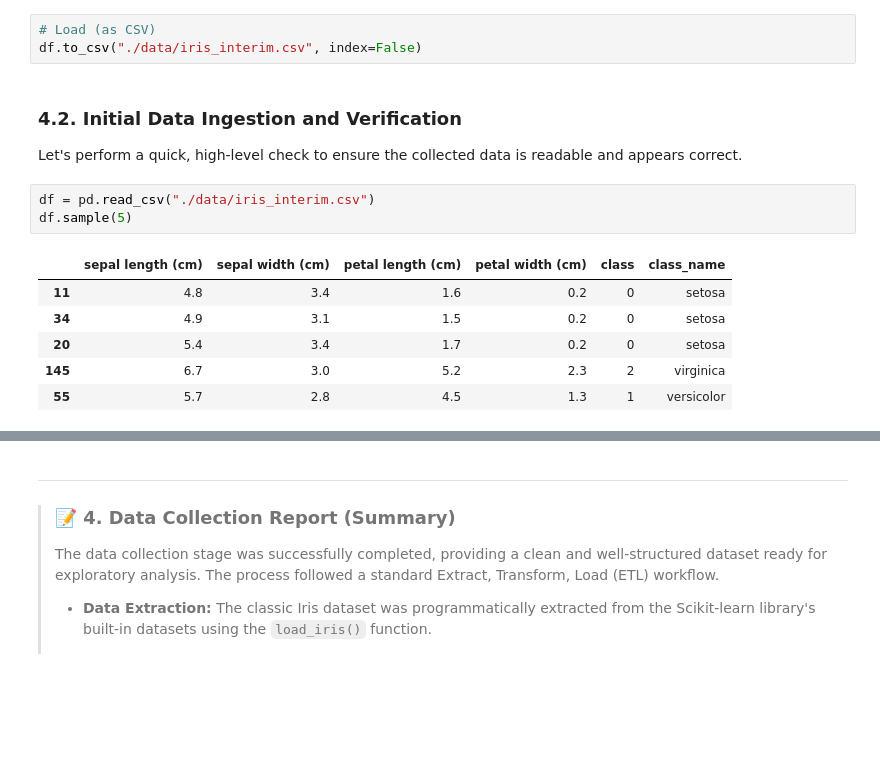
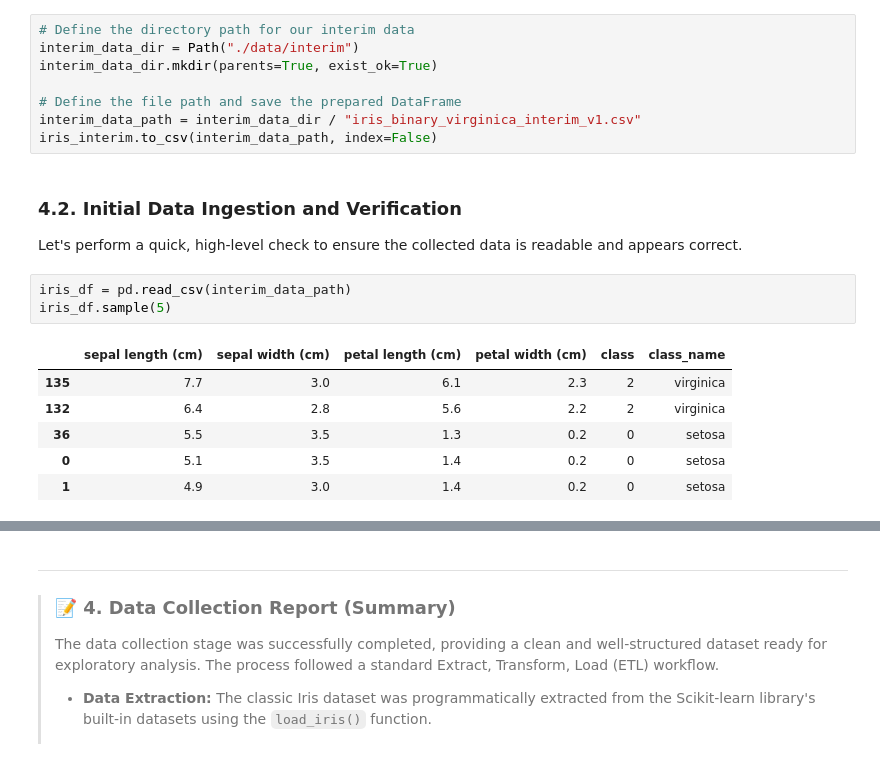
Before and after one commit to ibrahim-kocyigit/kocyigit-dsml, a Jupyter notebook: 03_specializations/02_machine_learning_with_python/02_linear_and_logistic_regression/13_logistic_regression_lab.ipynb, the cells around one changed output, grey strips where cells are left out. Saved outputs shown, nothing was run; the diff lists cells and outputs as text; blank space fills up the shorter version.

```diff
--- a/03_specializations/02_machine_learning_with_python/02_linear_and_logistic_regression/13_logistic_regression_lab.ipynb
+++ b/03_specializations/02_machine_learning_with_python/02_linear_and_logistic_regression/13_logistic_regression_lab.ipynb
@@ -69,17 +70,22 @@ df['class_name'] = raw.target_names[raw.target]
 # %%
-# Load (as CSV)
-df.to_csv("./data/iris_interim.csv", index=False)
+# Define the directory path for our interim data
+interim_data_dir = Path("./data/interim")
+interim_data_dir.mkdir(parents=True, exist_ok=True)
+
+# Define the file path and save the prepared DataFrame
+interim_data_path = interim_data_dir / "iris_binary_virginica_interim_v1.csv"
+iris_interim.to_csv(interim_data_path, index=False)
 # %% [markdown]
 ### 4.2. Initial Data Ingestion and Verification
 Let's perform a quick, high-level check to ensure the collected data is readable and appears correct.
 # %%
-df = pd.read_csv("./data/iris_interim.csv")
-df.sample(5)
+iris_df = pd.read_csv(interim_data_path)
+iris_df.sample(5)
 # %% [output]
 |  | sepal length (cm) | sepal width (cm) | petal length (cm) | petal width (cm) | class | class_name |
-| 11 | 4.8 | 3.4 | 1.6 | 0.2 | 0 | setosa |
-| 34 | 4.9 | 3.1 | 1.5 | 0.2 | 0 | setosa |
-| 20 | 5.4 | 3.4 | 1.7 | 0.2 | 0 | setosa |
-| 145 | 6.7 | 3.0 | 5.2 | 2.3 | 2 | virginica |
-| 55 | 5.7 | 2.8 | 4.5 | 1.3 | 1 | versicolor |
+| 135 | 7.7 | 3.0 | 6.1 | 2.3 | 2 | virginica |
+| 132 | 6.4 | 2.8 | 5.6 | 2.2 | 2 | virginica |
+| 36 | 5.5 | 3.5 | 1.3 | 0.2 | 0 | setosa |
+| 0 | 5.1 | 3.5 | 1.4 | 0.2 | 0 | setosa |
+| 1 | 4.9 | 3.0 | 1.4 | 0.2 | 0 | setosa |
 # %%
```
Also changed, not shown: parts of 15 cells of this notebook, 6 other files.
